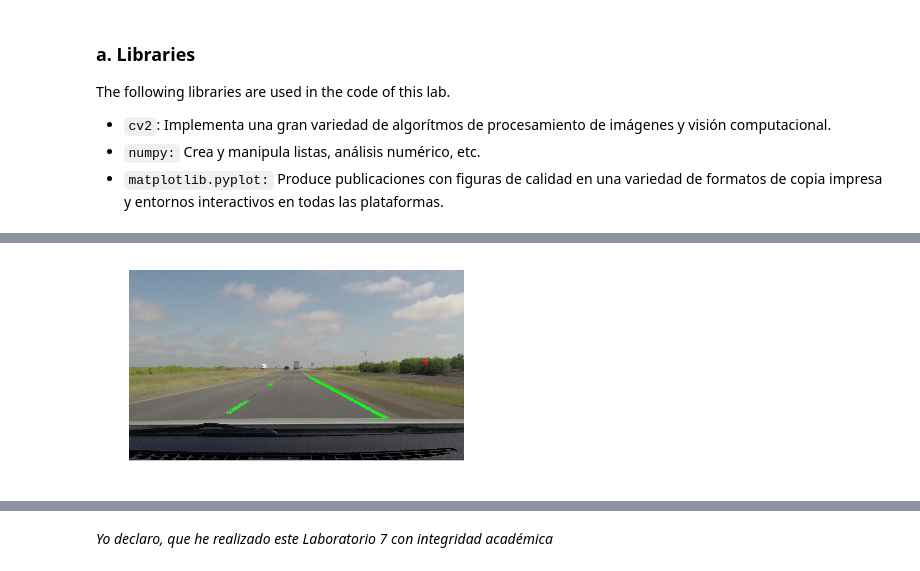
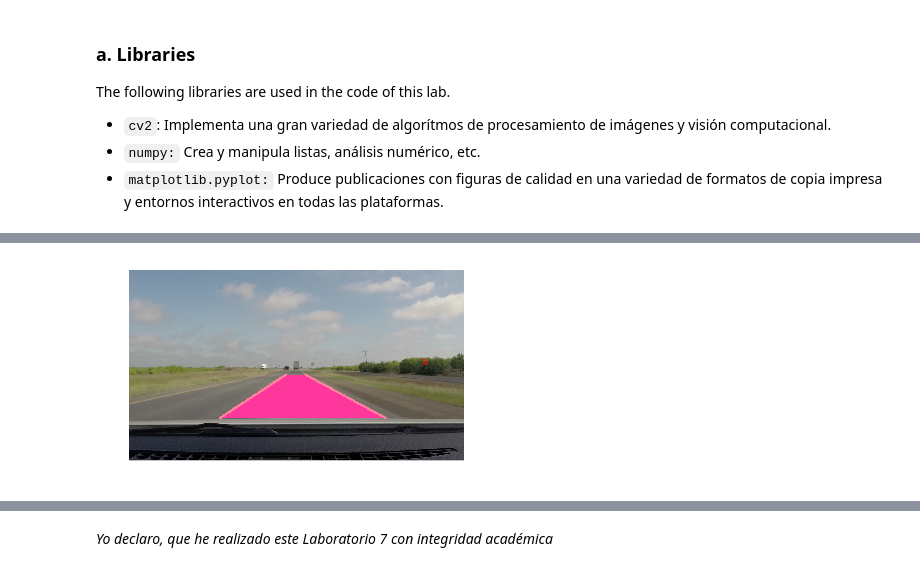
Before and after one commit to boscxr/udem.repo, a Jupyter notebook: Lab7/Lab7_jupyter.ipynb, the cells around one changed output, grey strips where cells are left out. Cells and saved outputs as stored; diff of their text form; code cells hidden in the pictures.

```diff
--- a/Lab7/Lab7_jupyter.ipynb
+++ b/Lab7/Lab7_jupyter.ipynb
@@ -135,6 +165,15 @@ Información obtenida de:
 	author: andres.hernandezg@udem.edu
 	universidad de monterrey
 """
+
+# import required libraries
+import numpy as np
+import matplotlib.pyplot as plt
+import cv2
+import math
+
+
+
 
 # select a region of interest
 def region_of_interest(img, vertices):
@@ -160,6 +199,9 @@ def region_of_interest(img, vertices):
     #returning the image only where mask pixels are nonzero
     masked_image = cv2.bitwise_and(img, mask)
     return masked_image
+
+
+
 
 # run line detection pipeline
 def run_pipeline(img_name):
@@ -202,7 +244,7 @@ def run_pipeline(img_name):
     bottom_left = (388, 626)
     top_left = (600, 460)
     top_right = (777, 458)
-    bottom_right = (1128, 638)
+    bottom_right = (1128, 634)
 
     # create a vertices array that will be used for the roi
     vertices = np.array([[bottom_left,top_left, top_right, bottom_right]], dtype=np.int32)
@@ -219,14 +261,77 @@ def run_pipeline(img_name):
     max_line_gap = 5              # maximum gap in pixels between connectable line segments
     line_image = np.copy(img_colour)*0   # creating a blank to draw lines on
     hough_lines = cv2.HoughLinesP(masked_edges, rho, theta, threshold, np.array([]), minLineLength=min_line_len, maxLineGap=max_line_gap)
+    print(hough_lines)
 
-	# 8.- Visualise input and output images
-    img_colour_with_lines = img_colour_rgb.copy()
+
+	# 8.- Visualise input and output images he is putting all lines in matplot
+    # img_colour_with_lines = img_colour_rgb.copy()
+    # for line in hough_lines:
+    #     for x1, y1, x2, y2 in line:
+    #         cv2.line(img_colour_with_lines, (x1, y1), (x2, y2), (0,255,0), 3)
+
+    #9.- Extend Hough Dominant Lines
+
+    left_line_x = []
+    left_line_y = []
+    right_line_x = []
+    right_line_y = []
+
     for line in hough_lines:
         for x1, y1, x2, y2 in line:
-            cv2.line(img_colour_with_lines, (x1, y1), (x2, y2), (0,255,0), 3)
+            slope = (y2 - y1) / (x2 - x1) # <-- Calculating the slope.
+            if math.fabs(slope) < 0.5: # <-- Only consider extreme slope
+                continue
+            if slope <= 0: # <-- If the slope is negative, left group.
+                left_line_x.extend([x1, x2])
+                left_line_y.extend([y1, y2])
+            else: # <-- Otherwise, right group.
+                right_line_x.extend([x1, x2])
+                right_line_y.extend([y1, y2])
 
-	# visualise input and output images
+
+    #Limites superior e inferior
+    min_y = 635 # <-- Just below the horizon
+    max_y = 450 # <-- The bottom of the image
+
+
+    #Aqui se generan las lineas
+    poly_left = np.poly1d(np.polyfit(
+    left_line_y,
+    left_line_x,
+    deg=1))
+
+    left_x_start = int(poly_left(max_y))
+    left_x_end = int(poly_left(min_y))
+
+    poly_right = np.poly1d(np.polyfit(
+    right_line_y,
+    right_line_x,
+    deg=1))
+
+    right_x_start = int(poly_right(max_y))
+    right_x_end = int(poly_right(min_y))
+
+    #Guardo en una variable las lineas
+    lineaslindas= [[[left_x_start, max_y, left_x_end, min_y],
+        [right_x_start, max_y, right_x_end, min_y]]]
+
+
+    img_colour_with_lines = img_colour_rgb.copy()
+    for line in lineaslindas:
+        for x1, y1, x2, y2 in line:
+            cv2.line(img_colour_with_lines, (x1, y1), (x2, y2), (254,127,156), 10)
+
+
+    #10.- Create polygon with points
+
+    points = np.array([[[left_x_start+10,max_y],[right_x_start-10,max_y],
+                                    [right_x_end-10,min_y],[left_x_end+10,min_y]]], np.int32)
+
+
+    cv2.fillPoly(img_colour_with_lines, [points], (254, 55, 156))
+
+	#visualise input and output images
     # plt.figure(1)
     # plt.imshow(img_colour_rgb)
     # plt.axis('off')
@@ -239,14 +344,14 @@ def run_pipeline(img_name):
     # plt.imshow(edges, cmap='gray')
     # plt.axis('off')
 
-    plt.figure(4)
+    plt.figure(1)
     plt.imshow(img_colour_with_lines)
     plt.axis('off')
+
 
     plt.show()
     return None
 
-# fun pipeline
 img_name = 'highway_frame_0001.png'
 run_pipeline(img_name)
 # %% [output]
@@ -253,4 +375,4 @@ run_pipeline(img_name)
-[figure, old version]
+[figure, new version]
 # %% [markdown]
 TO COMPLETE THIS SECTION... implement a vision-based road lane line system capable of robustly detecting both the left and right lines in a sequence of images (video). In the `datasets` directory you will find the following video that can be used to test your implementation: `highway_right_solid_white_line_short.mp4`
 
```
Also changed, not shown: parts of 7 cells of this notebook, 1 other file.
